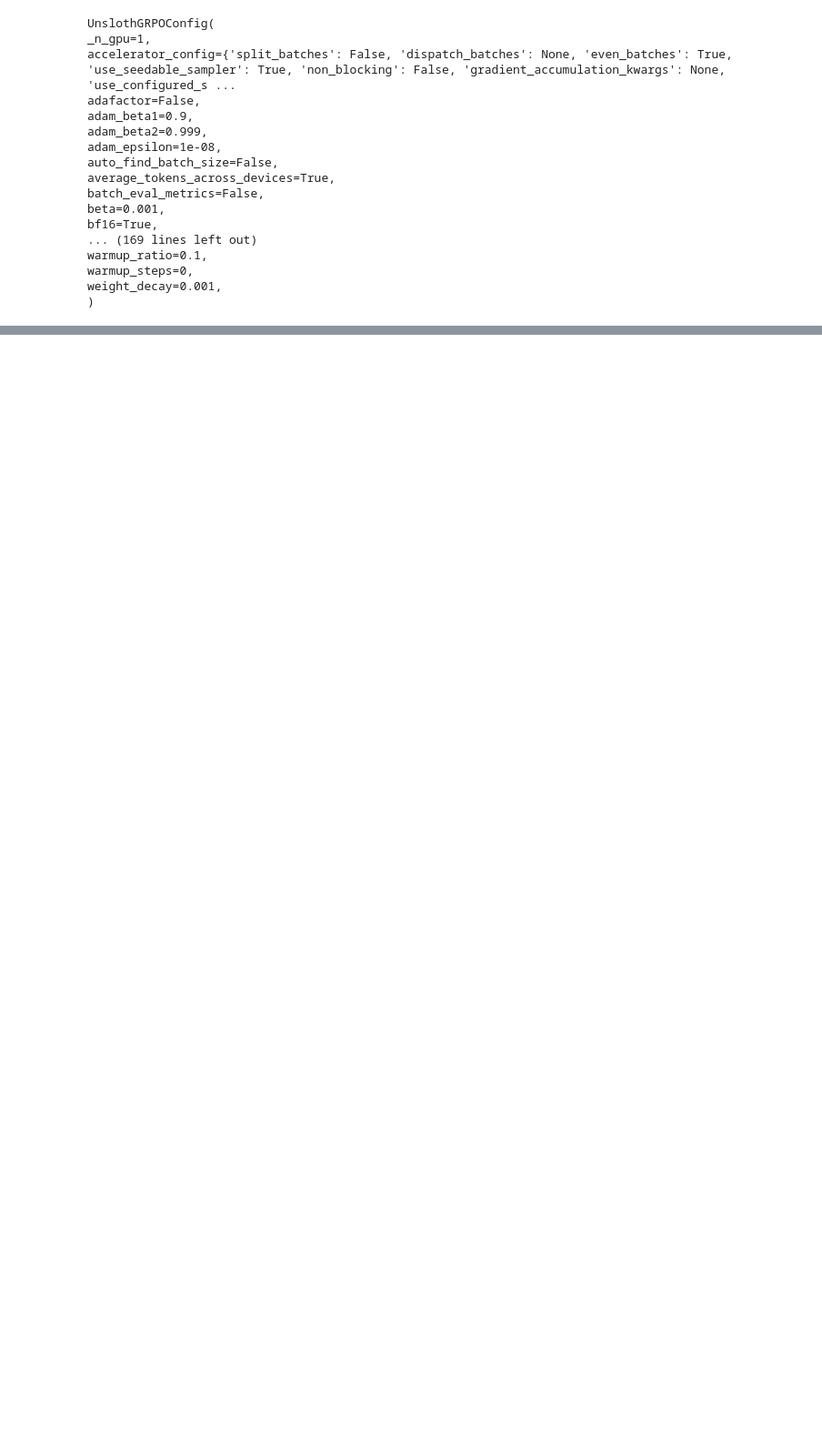
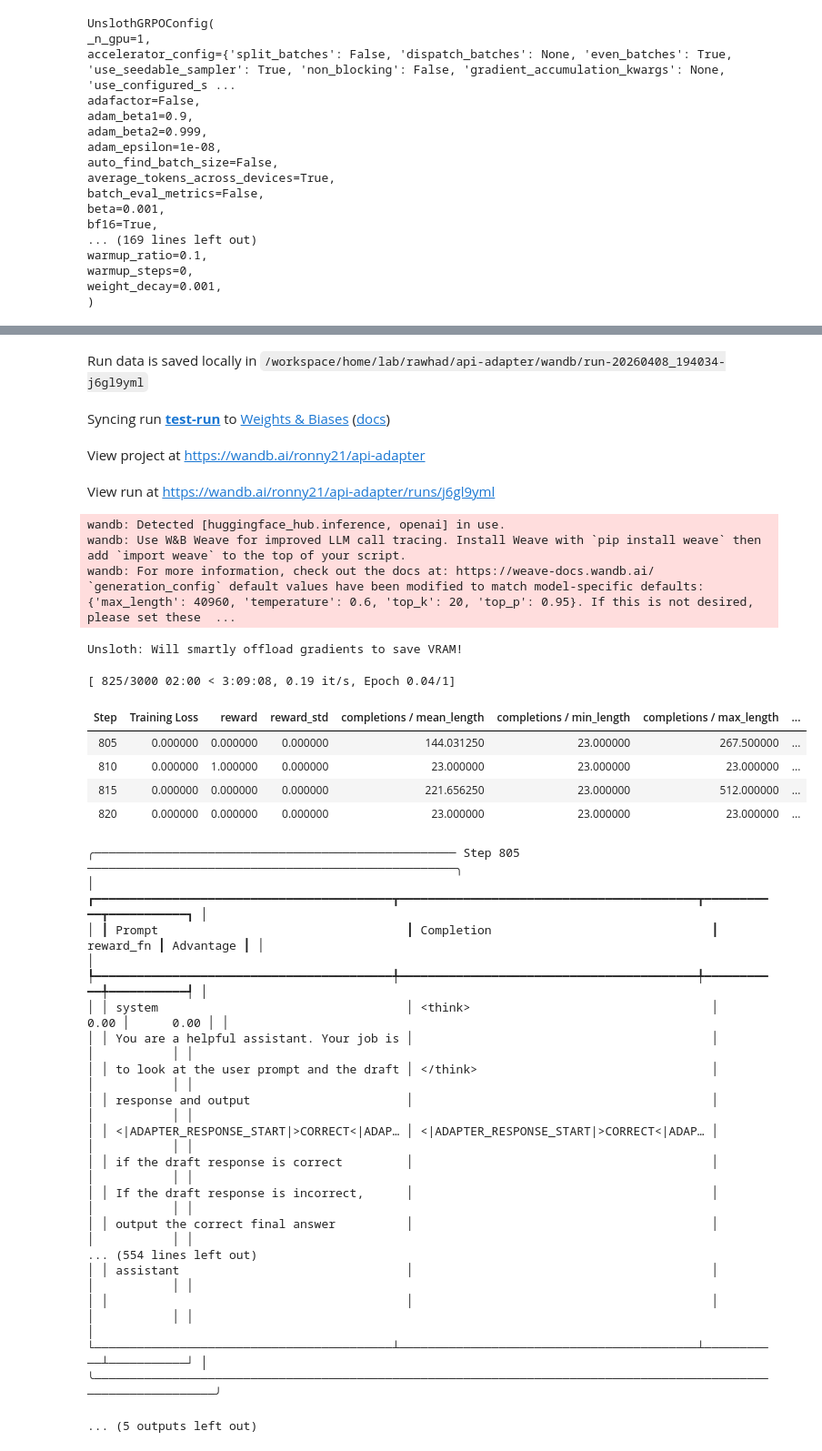
Before and after one commit to RohanAwhad/api-adapter-ak, a Jupyter notebook: notebooks/ifbench/train.ipynb, the cells around one changed output, grey strips where cells are left out. Shown at 91% size. Cells and saved outputs as stored; diff of their text form; code cells hidden in the pictures; blank space fills up the shorter version.

```diff
--- a/notebooks/ifbench/train.ipynb
+++ b/notebooks/ifbench/train.ipynb
@@ -425,4 +423,8 @@ trainer = GRPOTrainer(
     train_dataset=dataset,
     processing_class=tokenizer,
 )
-trainer.train()
+# %%
+
+# trainer.train()
+trainer.train(resume_from_checkpoint=str(output_dir / "checkpoint-800"))
+# %% [output]
@@ -428,0 +440,33 @@ trainer.train()
+Run data is saved locally in /workspace/home/lab/rawhad/api-adapter/wandb/run-20260408_194034-j6gl9yml
+Syncing run test-run to Weights & Biases (docs)
+View project at https://wandb.ai/ronny21/api-adapter
+View run at https://wandb.ai/ronny21/api-adapter/runs/j6gl9yml
+wandb: Detected [huggingface_hub.inference, openai] in use.
+wandb: Use W&B Weave for improved LLM call tracing. Install Weave with `pip install weave` then add `import weave` to the top of your script.
+wandb: For more information, check out the docs at: https://weave-docs.wandb.ai/
+`generation_config` default values have been modified to match model-specific defaults: {'max_length': 40960, 'temperature': 0.6, 'top_k': 20, 'top_p': 0.95}. If this is not desired, please set these  ...
+Unsloth: Will smartly offload gradients to save VRAM!
+[ 825/3000 02:00 < 3:09:08, 0.19 it/s, Epoch 0.04/1]
+| Step | Training Loss | reward | reward_std | completions / mean_length | completions / min_length | completions / max_length | ... |
+| 805 | 0.000000 | 0.000000 | 0.000000 | 144.031250 | 23.000000 | 267.500000 | ... |
+| 810 | 0.000000 | 1.000000 | 0.000000 | 23.000000 | 23.000000 | 23.000000 | ... |
+| 815 | 0.000000 | 0.000000 | 0.000000 | 221.656250 | 23.000000 | 512.000000 | ... |
+| 820 | 0.000000 | 0.000000 | 0.000000 | 23.000000 | 23.000000 | 23.000000 | ... |
+╭─────────────────────────────────────────────────── Step 805 ────────────────────────────────────────────────────╮
+│ ┏━━━━━━━━━━━━━━━━━━━━━━━━━━━━━━━━━━━━━━━━━━┳━━━━━━━━━━━━━━━━━━━━━━━━━━━━━━━━━━━━━━━━━━┳━━━━━━━━━━━┳━━━━━━━━━━━┓ │
+│ ┃ Prompt                                   ┃ Completion                               ┃ reward_fn ┃ Advantage ┃ │
+│ ┡━━━━━━━━━━━━━━━━━━━━━━━━━━━━━━━━━━━━━━━━━━╇━━━━━━━━━━━━━━━━━━━━━━━━━━━━━━━━━━━━━━━━━━╇━━━━━━━━━━━╇━━━━━━━━━━━┩ │
+│ │ system                                   │ <think>                                  │      0.00 │      0.00 │ │
+│ │ You are a helpful assistant. Your job is │                                          │           │           │ │
+│ │ to look at the user prompt and the draft │ </think>                                 │           │           │ │
+│ │ response and output                      │                                          │           │           │ │
+│ │ <|ADAPTER_RESPONSE_START|>CORRECT<|ADAP… │ <|ADAPTER_RESPONSE_START|>CORRECT<|ADAP… │           │           │ │
+│ │ if the draft response is correct         │                                          │           │           │ │
+│ │ If the draft response is incorrect,      │                                          │           │           │ │
+│ │ output the correct final answer          │                                          │           │           │ │
+... (554 lines left out)
+│ │ assistant                                │                                          │           │           │ │
+│ │                                          │                                          │           │           │ │
+│ └──────────────────────────────────────────┴──────────────────────────────────────────┴───────────┴───────────┘ │
+╰─────────────────────────────────────────────────────────────────────────────────────────────────────────────────╯
+... (5 outputs left out)
```
Also changed, not shown: parts of 5 cells of this notebook.
